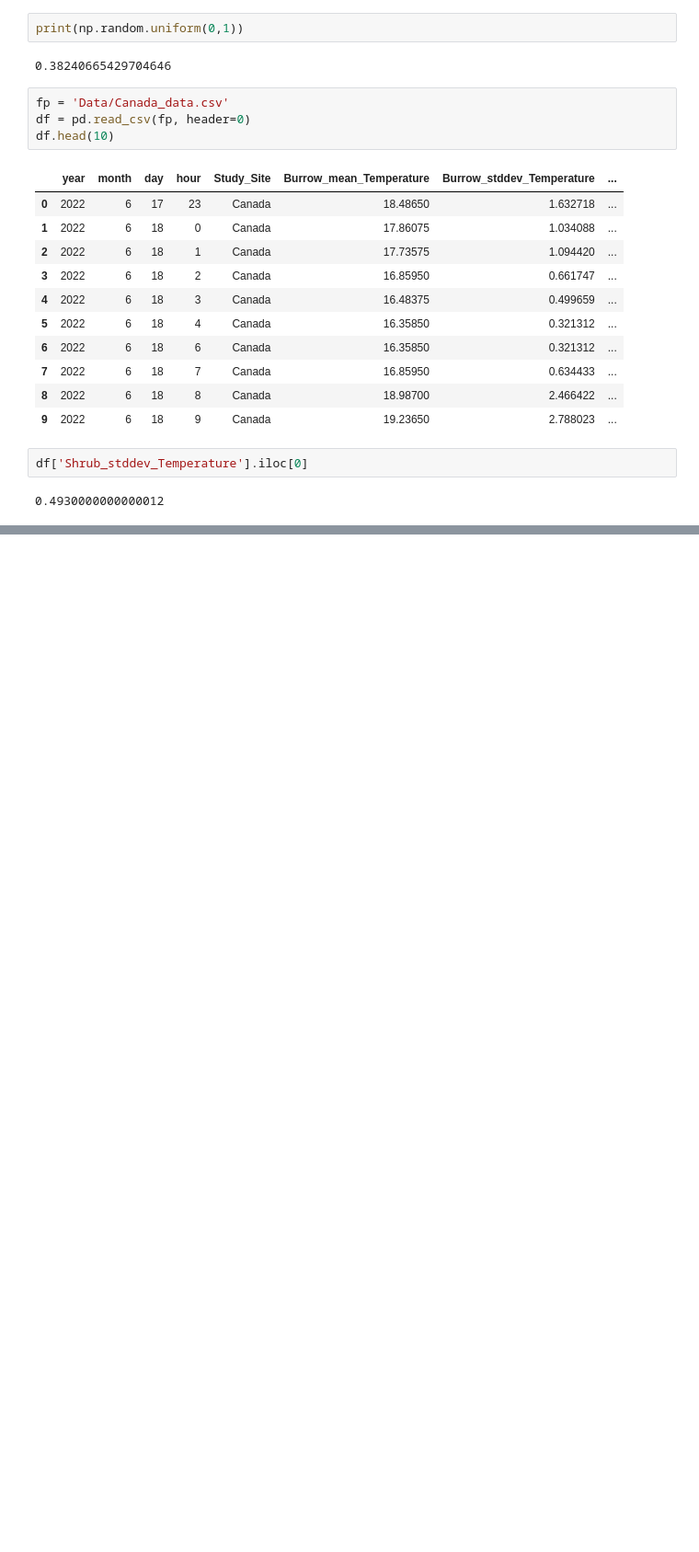
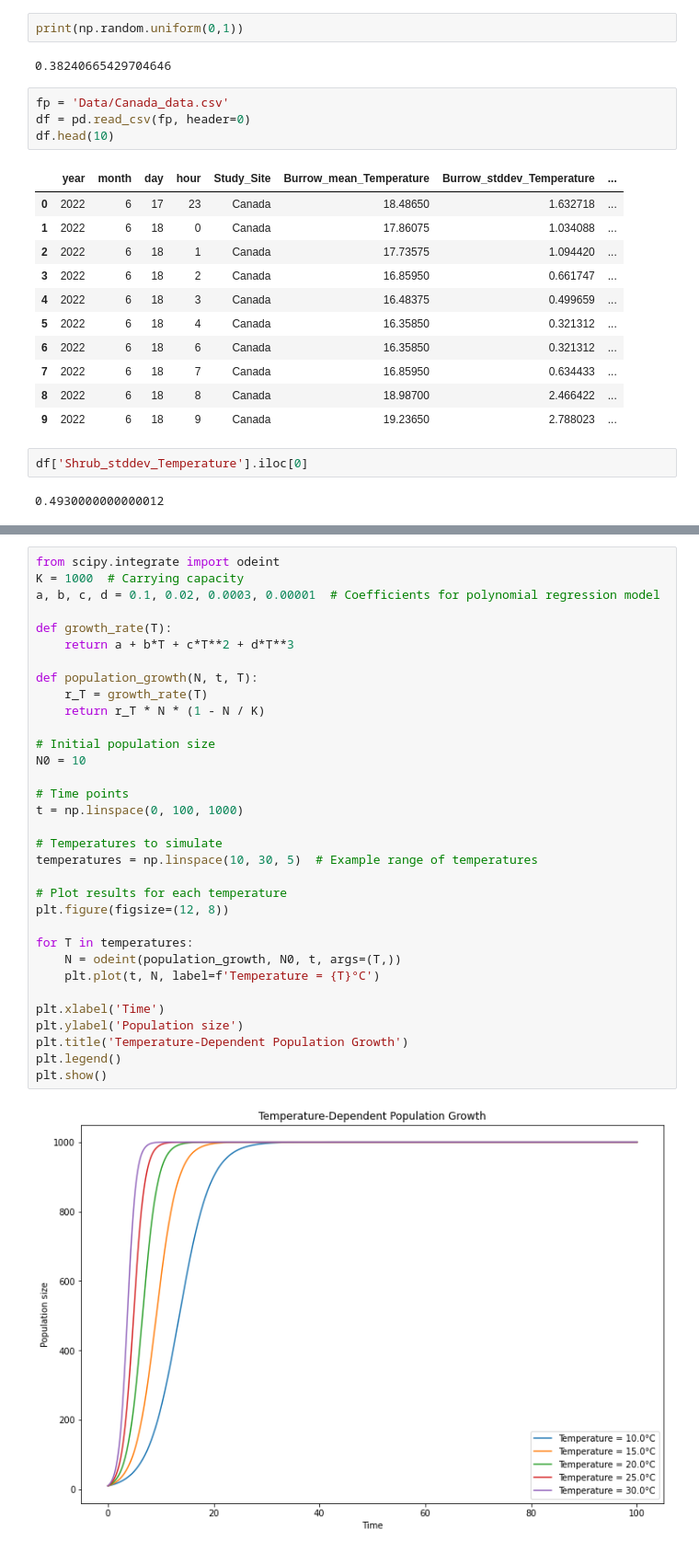
Before and after one commit to michaelremington2/therma_sim, a Jupyter notebook: src/therma_sim/scratch_code.ipynb, the cells around one changed output, grey strips where cells are left out. Shown: that part at 92% size. Drawn from its saved outputs; the diff is of its cells as text; blank space fills up the shorter version.

```diff
--- a/src/therma_sim/scratch_code.ipynb
+++ b/src/therma_sim/scratch_code.ipynb
@@ -39,0 +174,35 @@ df['Shrub_stddev_Temperature'].iloc[0]
+# %%
+from scipy.integrate import odeint
+K = 1000  # Carrying capacity
+a, b, c, d = 0.1, 0.02, 0.0003, 0.00001  # Coefficients for polynomial regression model
+
+def growth_rate(T):
+    return a + b*T + c*T**2 + d*T**3
+
+def population_growth(N, t, T):
+    r_T = growth_rate(T)
+    return r_T * N * (1 - N / K)
+
+# Initial population size
+N0 = 10
+
+# Time points
+t = np.linspace(0, 100, 1000)
+
+# Temperatures to simulate
+temperatures = np.linspace(10, 30, 5)  # Example range of temperatures
+
+# Plot results for each temperature
+plt.figure(figsize=(12, 8))
+
+for T in temperatures:
+    N = odeint(population_growth, N0, t, args=(T,))
+    plt.plot(t, N, label=f'Temperature = {T}°C')
+
+plt.xlabel('Time')
+plt.ylabel('Population size')
+plt.title('Temperature-Dependent Population Growth')
+plt.legend()
+plt.show()
+# %% [output]
+[figure, added]
```
Also changed, not shown: parts of 9 cells of this notebook.
